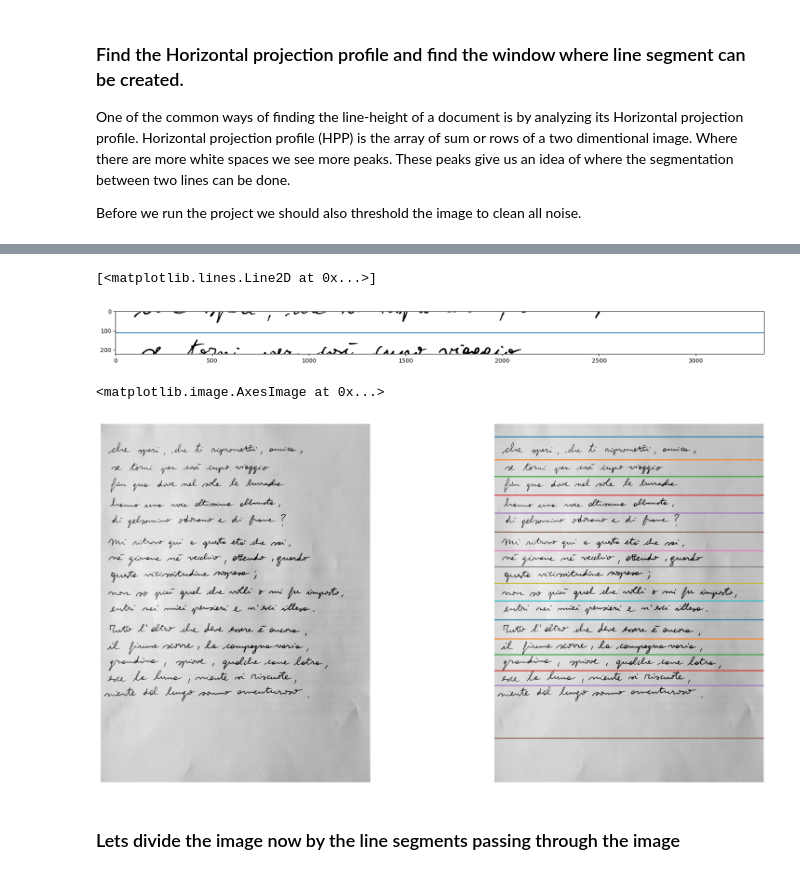
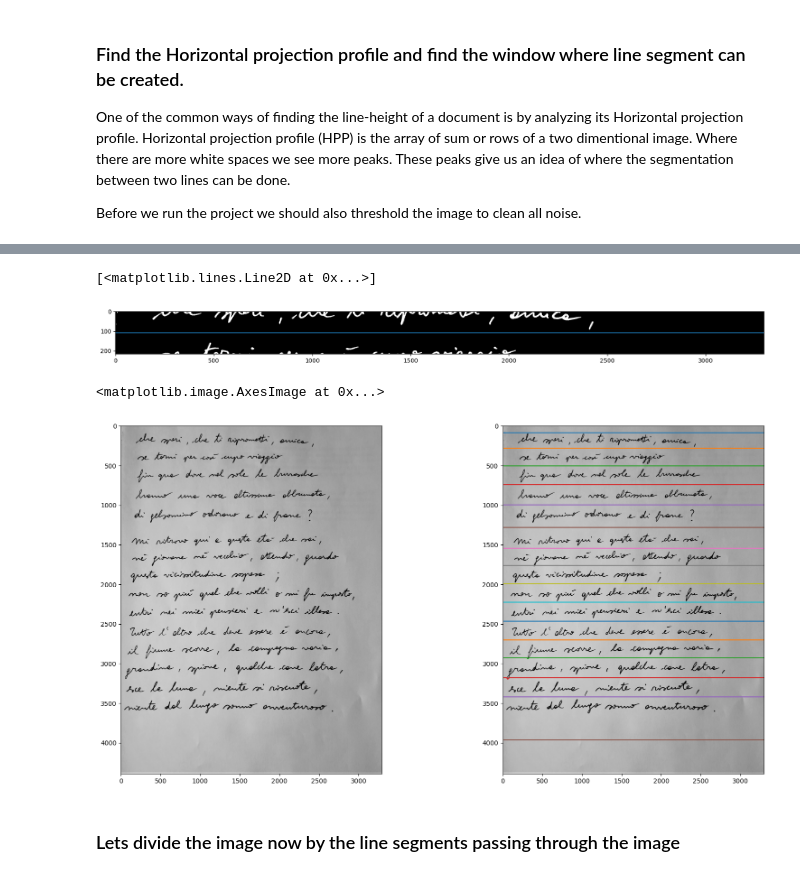
Before and after one commit to muthuspark/line-segmentation-handwritten-doc, a Jupyter notebook: A* Path Planning Line Segmentation Algorithm.ipynb, the cells around one changed output, grey strips where cells are left out. Saved outputs shown, nothing was run; the diff lists cells and outputs as text; code cells hidden in the pictures.

```diff
--- a/A* Path Planning Line Segmentation Algorithm.ipynb
+++ b/A* Path Planning Line Segmentation Algorithm.ipynb
@@ -249,0 +167,8 @@ IndexError: index 0 is out of bounds for axis 0 with size 0
+# %%
+# Visualize the peak images
+fig, ax = plt.subplots(nrows=len(peak_groups), ncols=1, figsize=(15,20))
+for index, sub_image_index in enumerate(peak_groups):
+    sub_image = img[sub_image_index[0]:sub_image_index[-1]]
+    ax[index].axis("off")
+    ax[index].imshow(sub_image, cmap="gray")
+plt.show()
@@ -250,33 +177,43 @@ IndexError: index 0 is out of bounds for axis 0 with size 0
 # %%
-#now that everything is cleaner, its time to segment all the lines using the A* algorithm
-line_segments = []
-for i, cluster_of_interest in enumerate(hpp_clusters):
-    nmap = binary_image[cluster_of_interest[0]:cluster_of_interest[len(cluster_of_interest)-1],:]
+# now that everything is cleaner, its time to segment all the lines using the A* algorithm
+def get_binary(img):
+    mean = np.mean(img)
+    if mean == 0.0 or mean == 1.0:
+        return img
+
+    thresh = threshold_otsu(img)
+    binary = img <= thresh
+    binary = binary * 1
+    return binary
+
+binary_image = get_binary(img)
+segment_separating_lines = []
+for i, sub_image_index in enumerate(peak_groups):
+    nmap = binary_image[sub_image_index[0]:sub_image_index[-1]]
     path = np.array(astar(nmap, (int(nmap.shape[0]/2), 0), (int(nmap.shape[0]/2),nmap.shape[1]-1)))
-    offset_from_top = cluster_of_interest[0]
+    offset_from_top = sub_image_index[0]
     path[:,0] += offset_from_top
-    line_segments.append(path)
+    segment_separating_lines.append(path)
 # %%
-cluster_of_interest = hpp_clusters[1]
+# visualize a sample
+cluster_of_interest = peak_groups[1]
 offset_from_top = cluster_of_interest[0]
-nmap = binary_image[cluster_of_interest[0]:cluster_of_interest[len(cluster_of_interest)-1],:]
+nmap = binary_image[cluster_of_interest[0]:cluster_of_interest[-1],:]
 plt.figure(figsize=(20,20))
-plt.imshow(invert(nmap), cmap="gray")
+plt.imshow(nmap, cmap="gray")
 
 path = np.array(astar(nmap, (int(nmap.shape[0]/2), 0), (int(nmap.shape[0]/2),nmap.shape[1]-1)))
 plt.plot(path[:,1], path[:,0])
 # %% [output]
 [<matplotlib.lines.Line2D at 0x...>]
-[figure, old version]
+[figure, new version]
 # %%
 offset_from_top = cluster_of_interest[0]
 fig, ax = plt.subplots(figsize=(20,10), ncols=2)
-for path in line_segments:
+for path in segment_separating_lines:
     ax[1].plot((path[:,1]), path[:,0])
-ax[1].axis("off")
-ax[0].axis("off")
 ax[1].imshow(img, cmap="gray")
 ax[0].imshow(img, cmap="gray")
 # %% [output]
 <matplotlib.image.AxesImage at 0x...>
-[figure, old version]
+[figure, new version]
```
Also changed, not shown: parts of 16 cells of this notebook.
